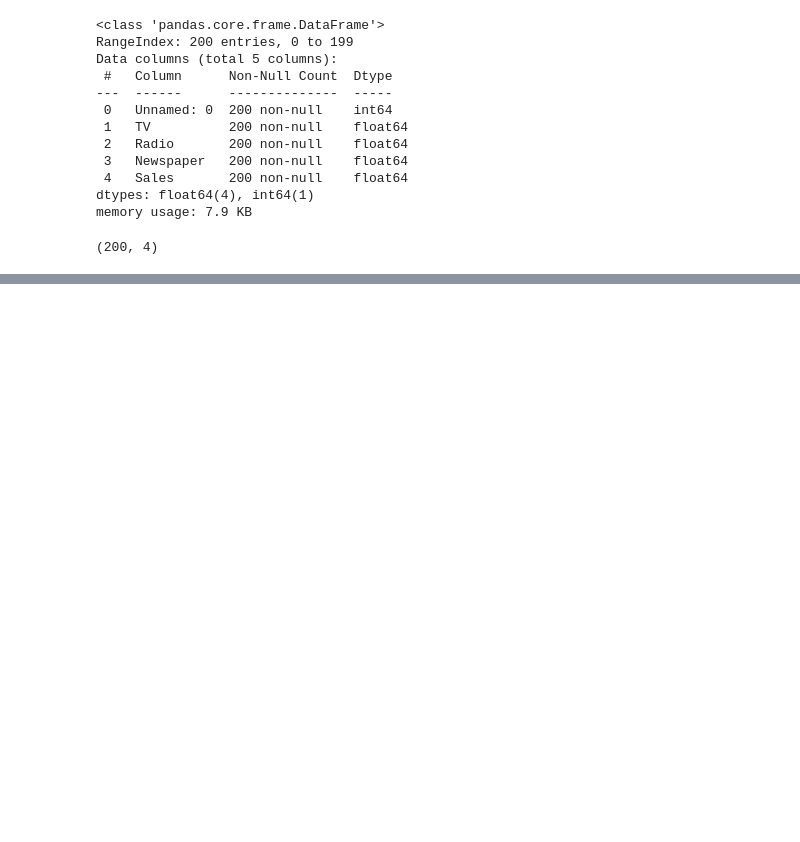
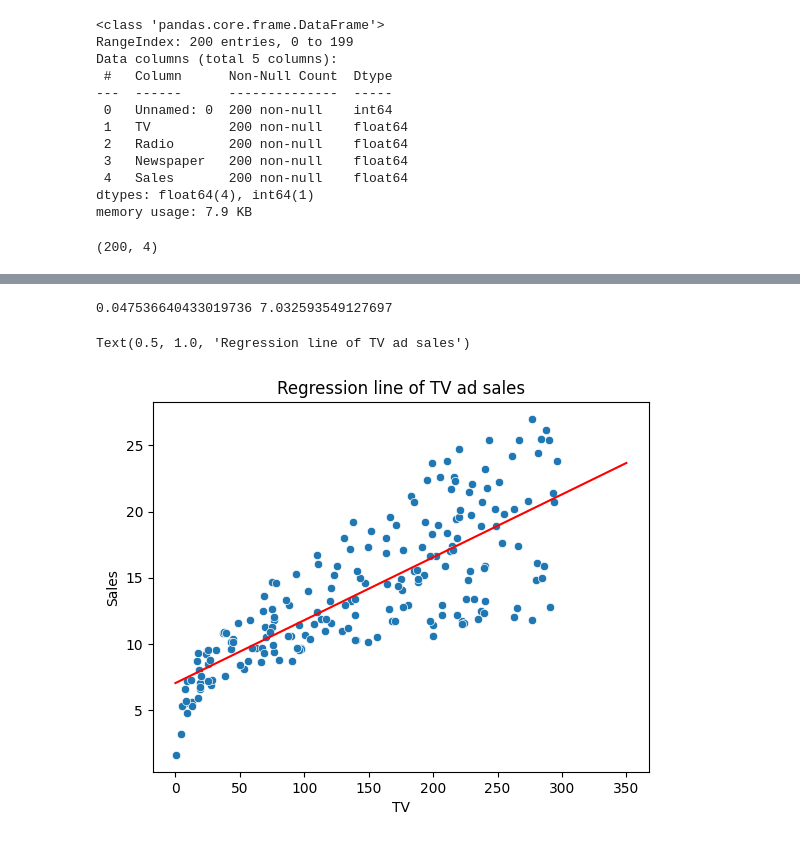
Before and after one commit to Canesp/Machine-learning-Philip-de-Canesie, a Jupyter notebook: Code-along/Lec-01.ipynb, the cells around one changed output, grey strips where cells are left out. Cells and saved outputs as stored; diff of their text form; code cells hidden in the pictures; blank space fills up the shorter version.

```diff
--- a/Code-along/Lec-01.ipynb
+++ b/Code-along/Lec-01.ipynb
@@ -41,0 +49,4 @@ for i, feature in enumerate(df.columns[:-1]):
+# %%
+X, y = df["TV"], df["Sales"]
+
+X
@@ -41,0 +81,16 @@ for i, feature in enumerate(df.columns[:-1]):
+# %%
+beta_1, beta_0 = np.polyfit(X, y, deg=1)
+print(beta_1, beta_0)
+# %% [output]
+0.047536640433019736 7.032593549127697
+# %%
+y_hat = lambda x: beta_0 + beta_1*x
+
+spending = np.linspace(0, 350)
+
+ax = sns.scatterplot(data= df, x= "TV", y= "Sales")
+sns.lineplot(x= spending, y= y_hat(spending), color= "red")
+ax.set_title("Regression line of TV ad sales")
+# %% [output]
+Text(0.5, 1.0, 'Regression line of TV ad sales')
+[figure, added]
```
Also changed, not shown: parts of 23 cells of this notebook.
